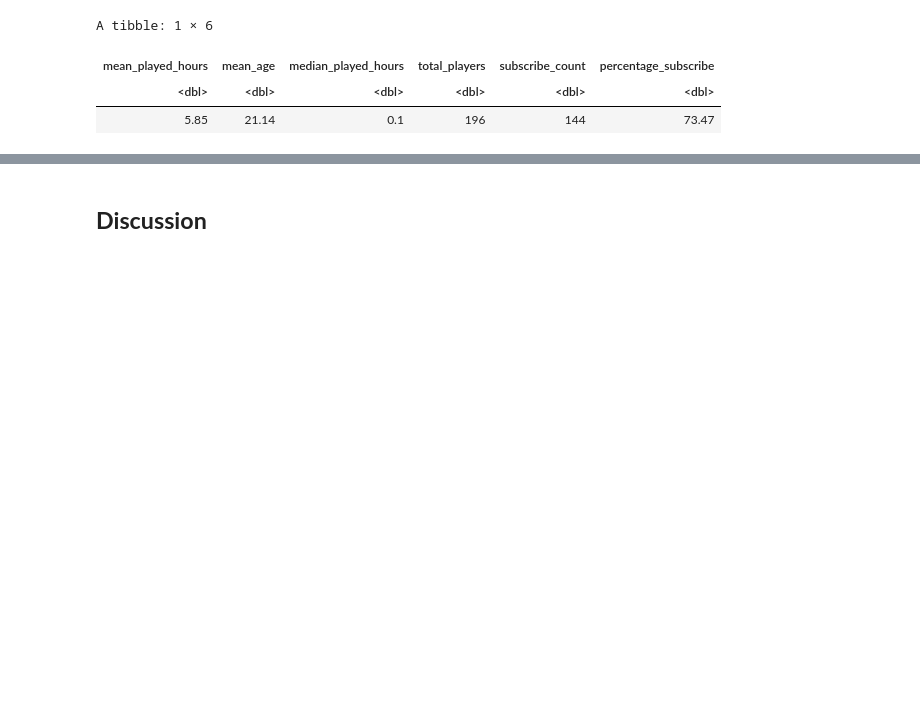
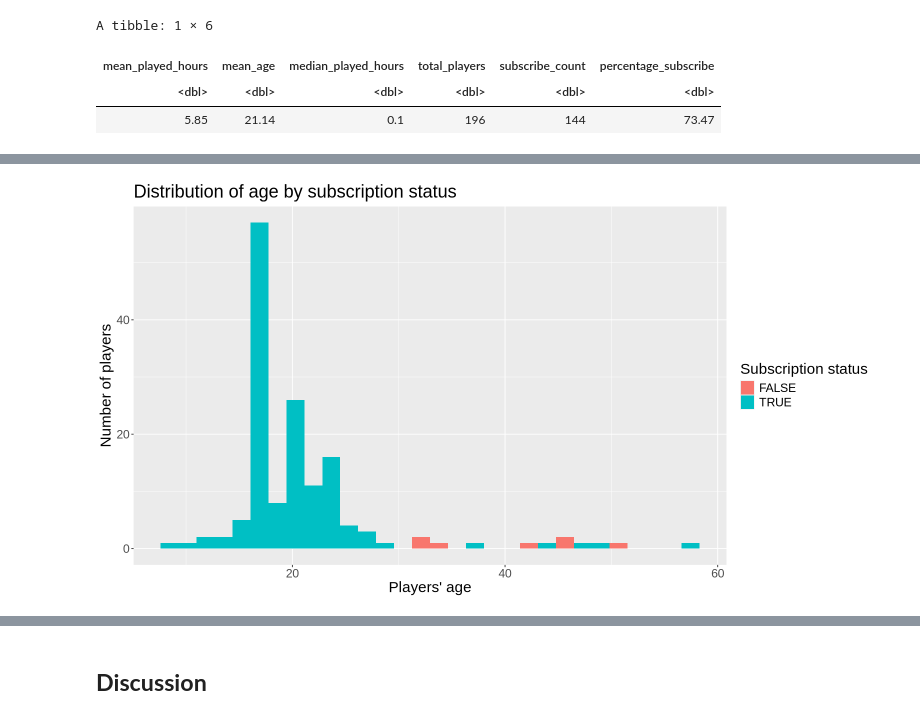
Before and after one commit to nliu0729/dsci-group-project, a Jupyter notebook: final_group_report-2.ipynb, the cells around one changed output, grey strips where cells are left out. Saved outputs shown, nothing was run; the diff lists cells and outputs as text; code cells hidden in the pictures; blank space fills up the shorter version.

```diff
--- a/final_group_report-2.ipynb
+++ b/final_group_report-2.ipynb
@@ -190,0 +207,14 @@ A tibble: 6 × 6
+# %%
+# Histogram of age and subscription status
+options(repr.plot.width = 13, repr.plot.height = 7)
+
+age_v_sub <- players |>
+    ggplot(aes(x = Age, fill = subscribe)) +
+        geom_histogram(position = "identity", bins = 30) +
+        labs(x = "Players' age",
+             y = "Number of players",
+             title = "Distribution of age by subscription status",
+             fill = "Subscription status") +
+        theme(text = element_text(size = 18))
+age_v_sub
+# %% [output]
@@ -190,0 +223 @@ A tibble: 6 × 6
+[figure, added]
```
Also changed, not shown: parts of 7 cells of this notebook.
